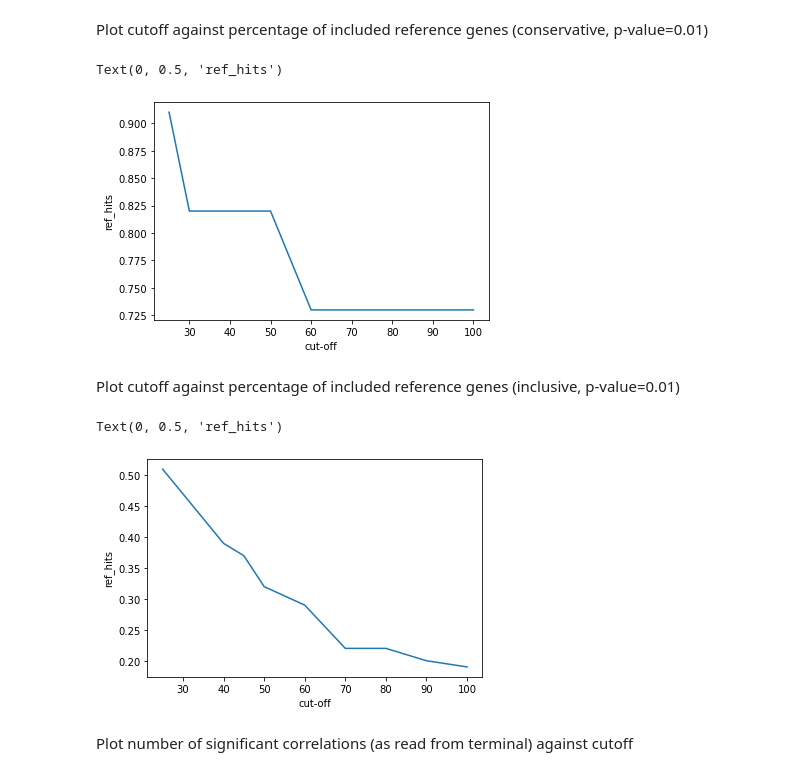
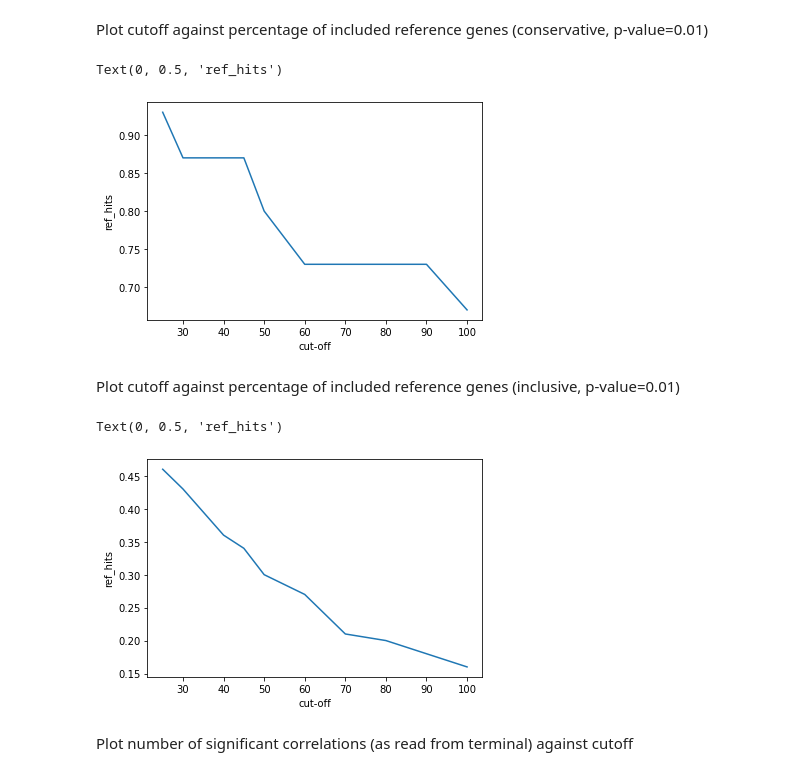
Before and after one commit to fowler-lab/tb-rnap-compensation, a Jupyter notebook: Create figures and tables.ipynb, the cells around one changed output. Saved outputs shown, nothing was run; the diff lists cells and outputs as text; code cells hidden in the pictures.

Commit message:
update figures after bug fix

```diff
--- a/Create figures and tables.ipynb
+++ b/Create figures and tables.ipynb
@@ -97,24 +97,24 @@ Text(0, 0.5, 'new_hits')
 Plot cutoff against percentage of included reference genes (conservative, p-value=0.01)
 # %%
 cutoff = [25,30,40,45,50,60,70,80,90,100]
-n_refs = [0.91, 0.82, 0.82, 0.82, 0.82, 0.73, 0.73, 0.73, 0.73, 0.73]
+n_refs = [0.93, 0.87, 0.87, 0.87, 0.8, 0.73, 0.73, 0.73, 0.73, 0.67]
 plt.plot(cutoff,n_refs)
 plt.xlabel('cut-off')
 plt.ylabel('ref_hits')
 # %% [output]
 Text(0, 0.5, 'ref_hits')
-[figure, old version]
+[figure, new version]
 # %% [markdown]
 Plot cutoff against percentage of included reference genes (inclusive, p-value=0.01)
 # %%
 cutoff = [25,30,40,45,50,60,70,80,90,100]
-n_refs = [0.51, 0.47, 0.39, 0.37, 0.32, 0.29, 0.22, 0.22, 0.2, 0.19]
+n_refs = [0.46, 0.43, 0.36, 0.34, 0.3, 0.27, 0.21, 0.2, 0.18, 0.16]
 plt.plot(cutoff,n_refs)
 plt.xlabel('cut-off')
 plt.ylabel('ref_hits')
 # %% [output]
 Text(0, 0.5, 'ref_hits')
-[figure, old version]
+[figure, new version]
 # %% [markdown]
 Plot number of significant correlations (as read from terminal) against cutoff
 # %%
```
